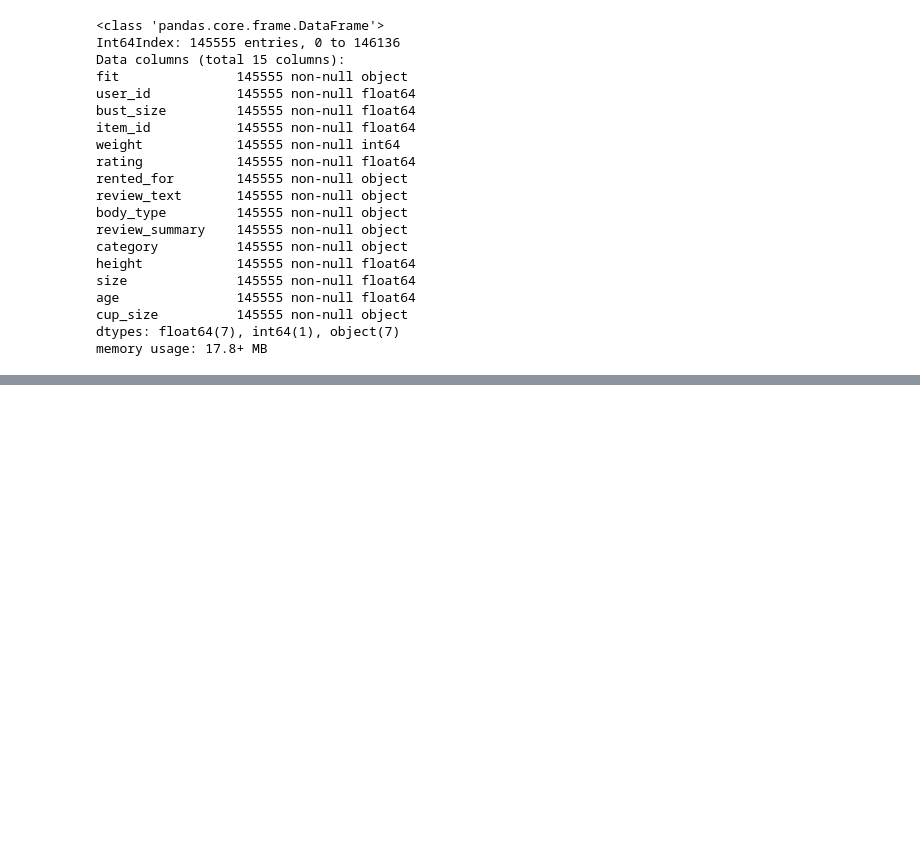
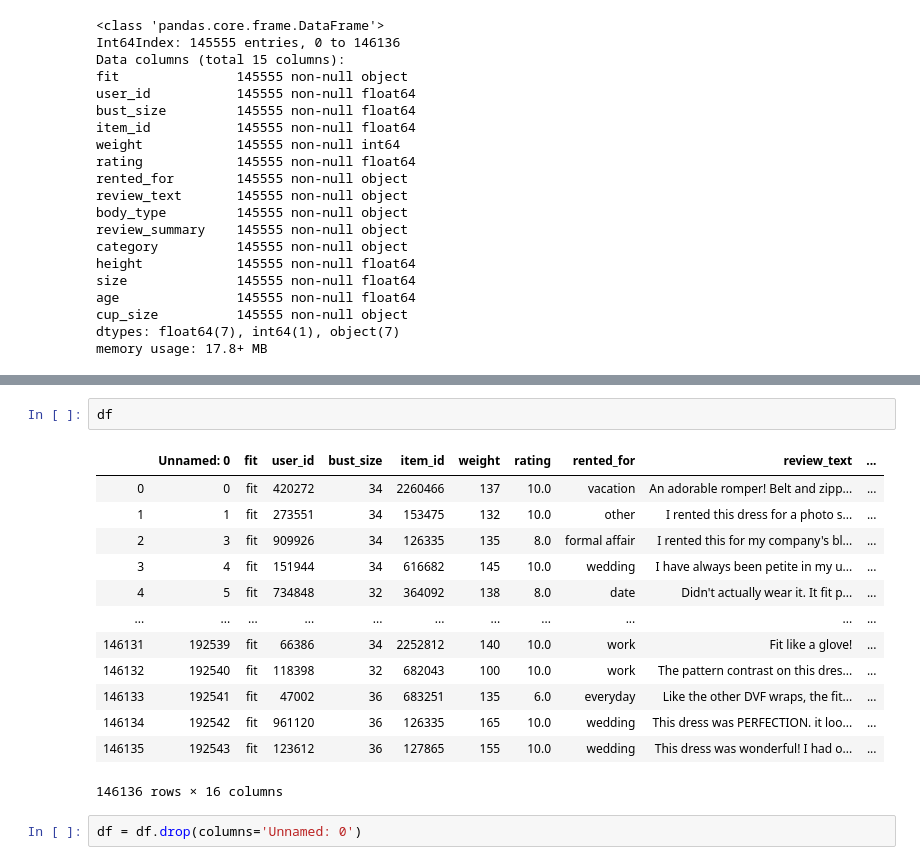
Before and after one commit to FatmaBenYedder/Recommend_The_Runway, a Jupyter notebook: New_Cleaning.ipynb, the cells around one changed output, grey strips where cells are left out. Drawn from its saved outputs; the diff is of its cells as text; blank space fills up the shorter version.

```diff
--- a/New_Cleaning.ipynb
+++ b/New_Cleaning.ipynb
@@ -259,0 +271,18 @@ memory usage: 17.8+ MB
+# %%
+df
+# %% [output]
+|  | Unnamed: 0 | fit | user_id | bust_size | item_id | weight | rating | rented_for | review_text | ... |
+| 0 | 0 | fit | 420272 | 34 | 2260466 | 137 | 10.0 | vacation | An adorable romper! Belt and zipp... | ... |
+| 1 | 1 | fit | 273551 | 34 | 153475 | 132 | 10.0 | other | I rented this dress for a photo s... | ... |
+| 2 | 3 | fit | 909926 | 34 | 126335 | 135 | 8.0 | formal affair | I rented this for my company's bl... | ... |
+| 3 | 4 | fit | 151944 | 34 | 616682 | 145 | 10.0 | wedding | I have always been petite in my u... | ... |
+| 4 | 5 | fit | 734848 | 32 | 364092 | 138 | 8.0 | date | Didn't actually wear it. It fit p... | ... |
+| ... | ... | ... | ... | ... | ... | ... | ... | ... | ... | ... |
+| 146131 | 192539 | fit | 66386 | 34 | 2252812 | 140 | 10.0 | work | Fit like a glove! | ... |
+| 146132 | 192540 | fit | 118398 | 32 | 682043 | 100 | 10.0 | work | The pattern contrast on this dres... | ... |
+| 146133 | 192541 | fit | 47002 | 36 | 683251 | 135 | 6.0 | everyday | Like the other DVF wraps, the fit... | ... |
+| 146134 | 192542 | fit | 961120 | 36 | 126335 | 165 | 10.0 | wedding | This dress was PERFECTION. it loo... | ... |
+| 146135 | 192543 | fit | 123612 | 36 | 127865 | 155 | 10.0 | wedding | This dress was wonderful! I had o... | ... |
+146136 rows × 16 columns
+# %%
+df = df.drop(columns='Unnamed: 0')
```
Also changed, not shown: parts of 39 cells of this notebook, 2 other files.
